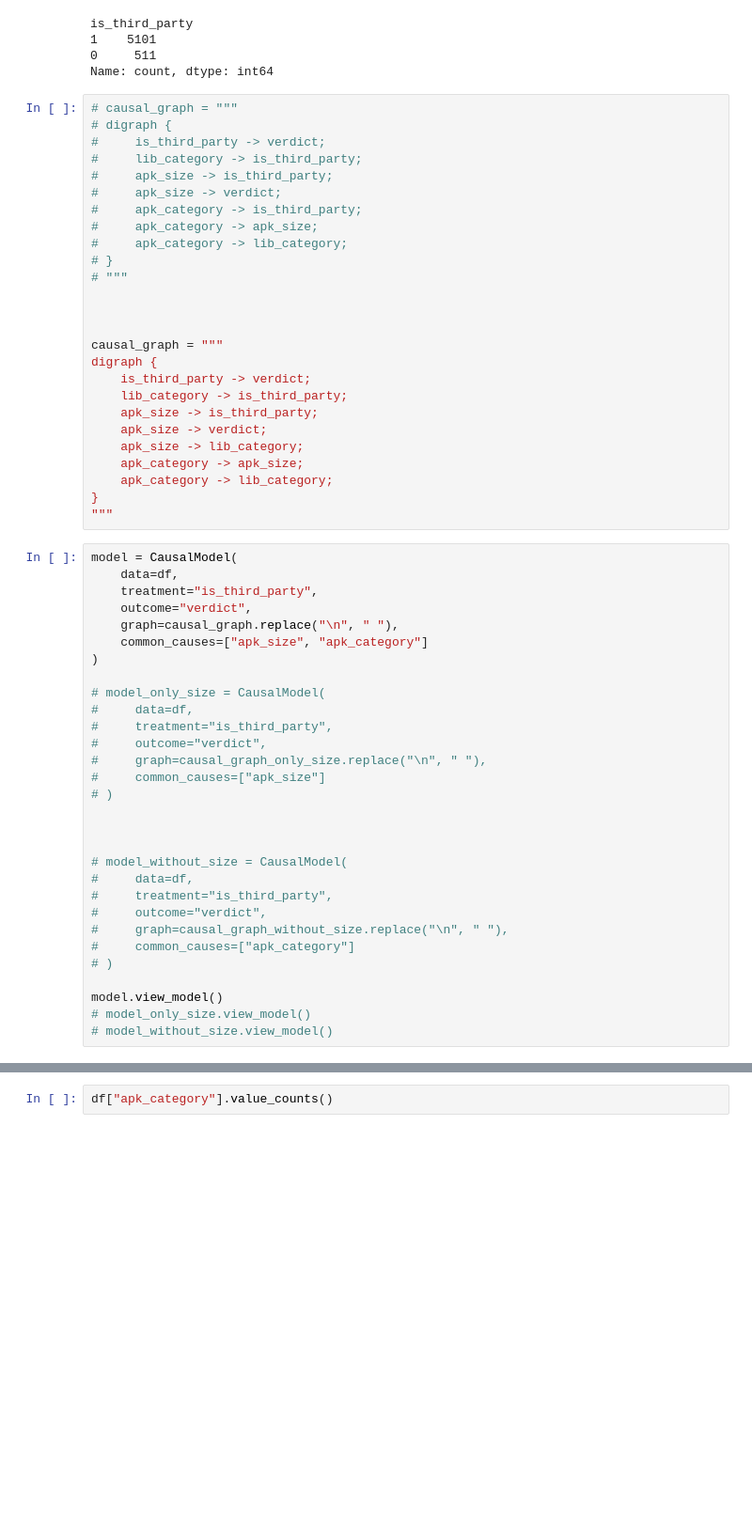
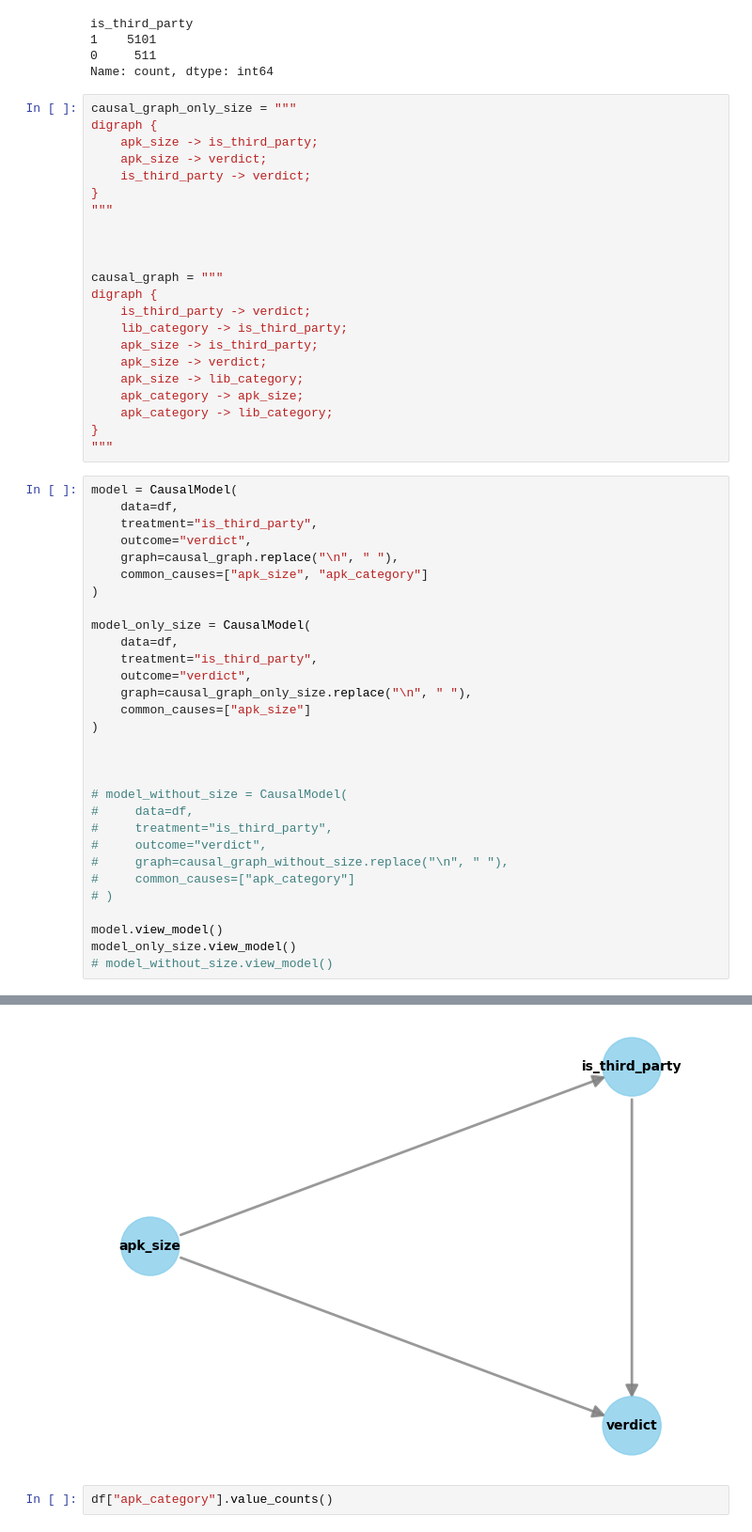
Before and after one commit to MdAkramKhanJehad/ci4security, a Jupyter notebook: causal_analysis/test.ipynb, the cells around one changed output, grey strips where cells are left out. Shown at 94% size. Cells and saved outputs as stored; diff of their text form; blank space fills up the shorter version.

```diff
--- a/causal_analysis/test.ipynb
+++ b/causal_analysis/test.ipynb
@@ -61,17 +61,13 @@ is_third_party
 0     511
 Name: count, dtype: int64
 # %%
-# causal_graph = """
-# digraph {
-#     is_third_party -> verdict;
-#     lib_category -> is_third_party;
-#     apk_size -> is_third_party;
-#     apk_size -> verdict;
-#     apk_category -> is_third_party;
-#     apk_category -> apk_size;
-#     apk_category -> lib_category;
-# }
-# """
+causal_graph_only_size = """
+digraph {
+    apk_size -> is_third_party;
+    apk_size -> verdict;
+    is_third_party -> verdict;
+}
+"""
 
 
 
@@ -89,35 +85,36 @@ digraph {
 # %%
 model = CausalModel(
     data=df,
     treatment="is_third_party",
     outcome="verdict",
     graph=causal_graph.replace("\n", " "),
     common_causes=["apk_size", "apk_category"]
 )
 
-# model_only_size = CausalModel(
-#     data=df,
-#     treatment="is_third_party",
-#     outcome="verdict",
-#     graph=causal_graph_only_size.replace("\n", " "),
-#     common_causes=["apk_size"]
-# )
+model_only_size = CausalModel(
+    data=df,
+    treatment="is_third_party",
+    outcome="verdict",
+    graph=causal_graph_only_size.replace("\n", " "),
+    common_causes=["apk_size"]
+)
 
 
 
 # model_without_size = CausalModel(
 #     data=df,
 #     treatment="is_third_party",
 #     outcome="verdict",
 #     graph=causal_graph_without_size.replace("\n", " "),
 #     common_causes=["apk_category"]
 # )
 
 model.view_model()
-# model_only_size.view_model()
+model_only_size.view_model()
 # model_without_size.view_model()
 # %% [output]
 [figure]
+[figure, added]
 # %%
 df["apk_category"].value_counts()
 # %% [output]
```
Also changed, not shown: parts of 4 cells of this notebook, 1 other file.
